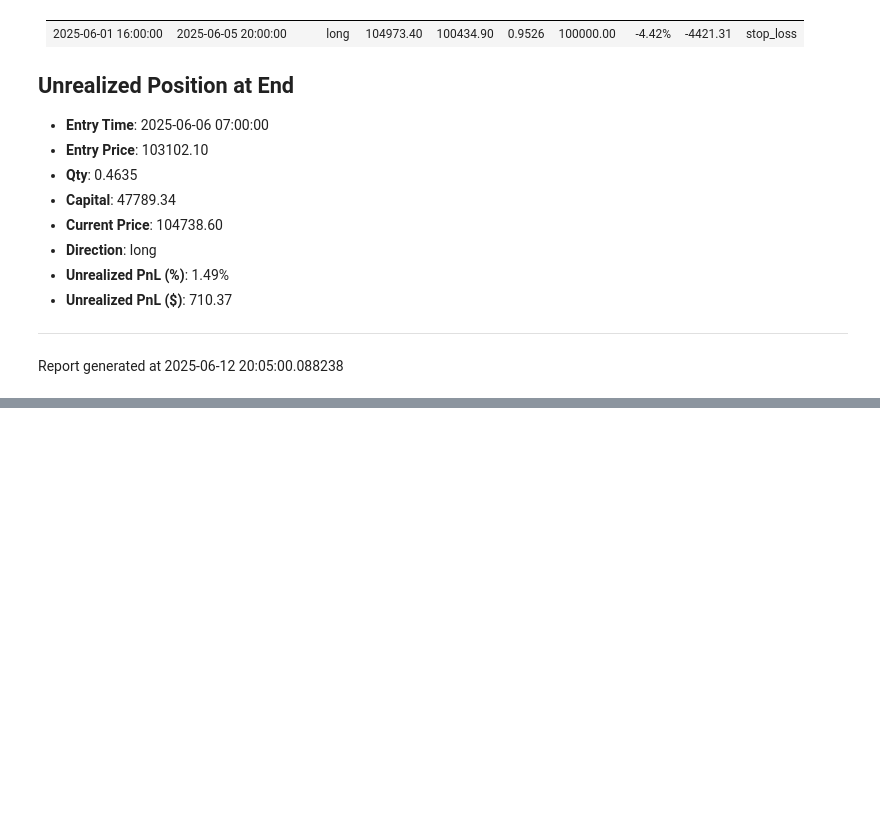
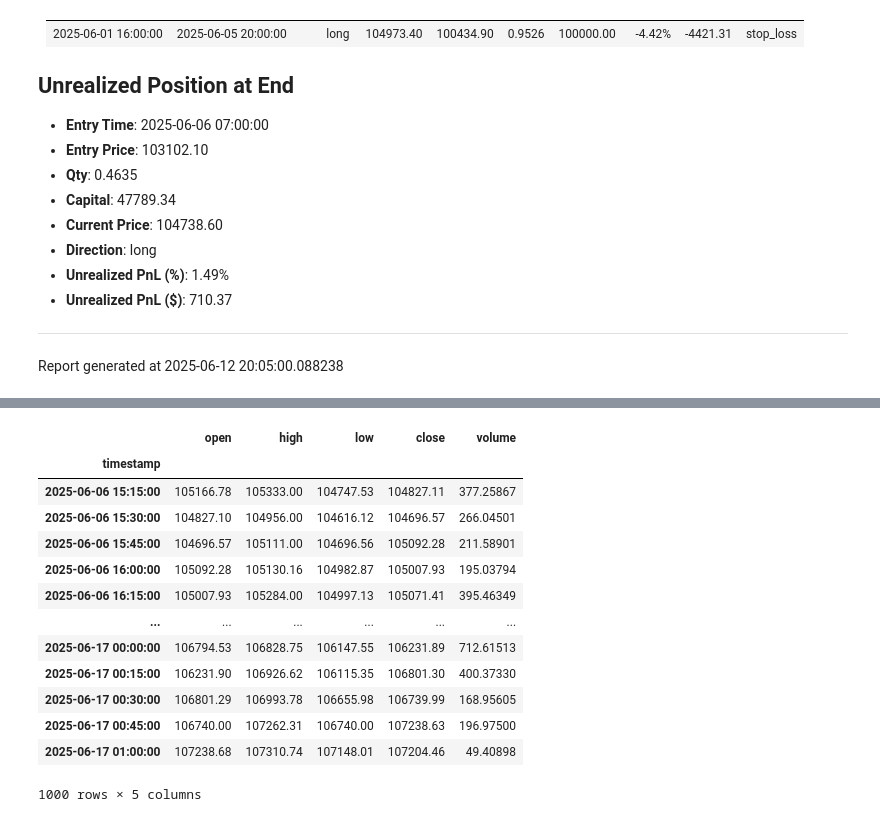
Before and after one commit to metaTaoTao/TaoTrader, a Jupyter notebook: notebooks/backtest_demo.ipynb, the cells around one changed output, grey strips where cells are left out. Cells and saved outputs as stored; diff of their text form; code cells hidden in the pictures; blank space fills up the shorter version.

```diff
--- a/notebooks/backtest_demo.ipynb
+++ b/notebooks/backtest_demo.ipynb
@@ -162,0 +212,17 @@ Report generated at 2025-06-12 20:05:00.088238
+# %%
+df_long
+# %% [output]
+|  | open | high | low | close | volume |
+| timestamp |  |  |  |  |  |
+| 2025-06-06 15:15:00 | 105166.78 | 105333.00 | 104747.53 | 104827.11 | 377.25867 |
+| 2025-06-06 15:30:00 | 104827.10 | 104956.00 | 104616.12 | 104696.57 | 266.04501 |
+| 2025-06-06 15:45:00 | 104696.57 | 105111.00 | 104696.56 | 105092.28 | 211.58901 |
+| 2025-06-06 16:00:00 | 105092.28 | 105130.16 | 104982.87 | 105007.93 | 195.03794 |
+| 2025-06-06 16:15:00 | 105007.93 | 105284.00 | 104997.13 | 105071.41 | 395.46349 |
+| ... | ... | ... | ... | ... | ... |
+| 2025-06-17 00:00:00 | 106794.53 | 106828.75 | 106147.55 | 106231.89 | 712.61513 |
+| 2025-06-17 00:15:00 | 106231.90 | 106926.62 | 106115.35 | 106801.30 | 400.37330 |
+| 2025-06-17 00:30:00 | 106801.29 | 106993.78 | 106655.98 | 106739.99 | 168.95605 |
+| 2025-06-17 00:45:00 | 106740.00 | 107262.31 | 106740.00 | 107238.63 | 196.97500 |
+| 2025-06-17 01:00:00 | 107238.68 | 107310.74 | 107148.01 | 107204.46 | 49.40898 |
+1000 rows × 5 columns
```
Also changed, not shown: parts of 2 cells of this notebook, 18 other files.
